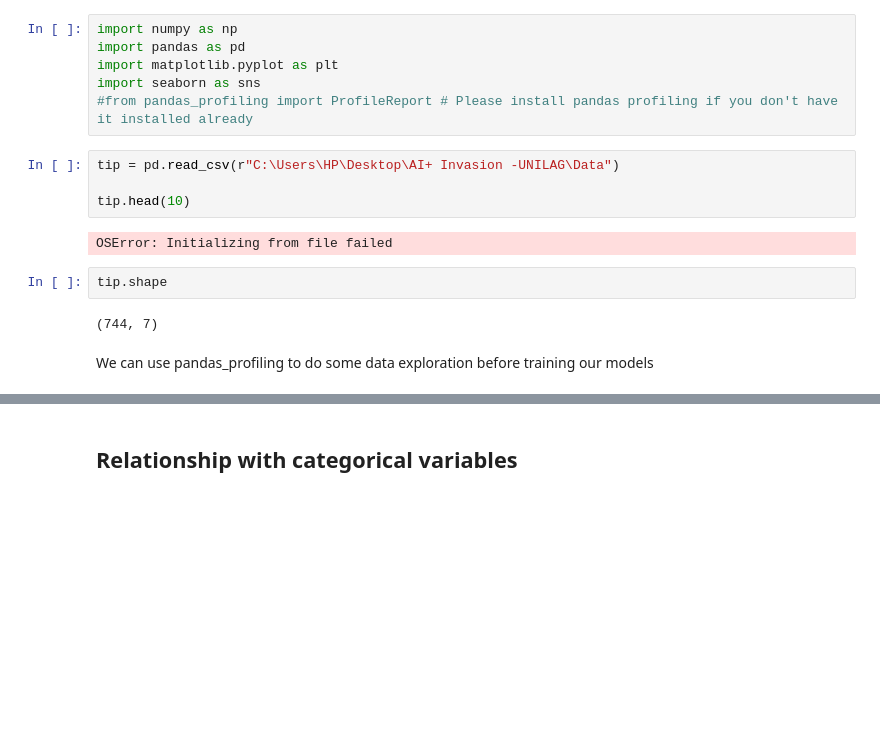
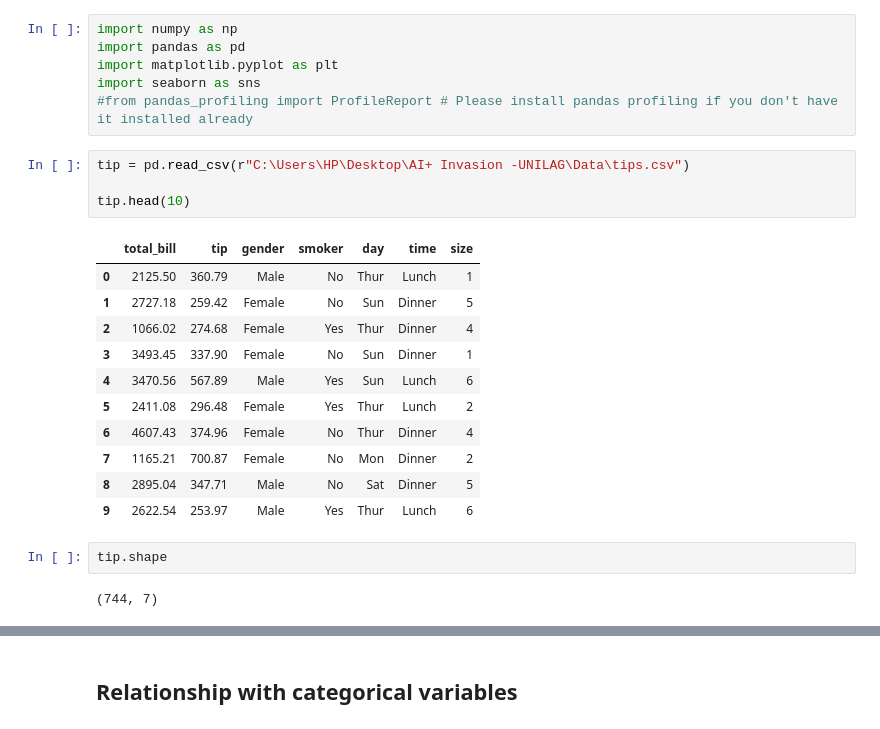
Before and after one commit to abideen305/AI-Invasion-UNILAG, a Jupyter notebook: Regression_task.ipynb, the cells around one changed output, grey strips where cells are left out. Saved outputs shown, nothing was run; the diff lists cells and outputs as text; blank space fills up the shorter version.

```diff
--- a/Regression_task.ipynb
+++ b/Regression_task.ipynb
@@ -61,14 +61,22 @@ import matplotlib.pyplot as plt
 import seaborn as sns
 #from pandas_profiling import ProfileReport # Please install pandas profiling if you don't have it installed already
 # %%
-tip = pd.read_csv(r"C:\Users\HP\Desktop\AI+ Invasion -UNILAG\Data")
+tip = pd.read_csv(r"C:\Users\HP\Desktop\AI+ Invasion -UNILAG\Data\tips.csv")
 
 tip.head(10)
 # %% [output]
-OSError: Initializing from file failed
+|  | total_bill | tip | gender | smoker | day | time | size |
+| 0 | 2125.50 | 360.79 | Male | No | Thur | Lunch | 1 |
+| 1 | 2727.18 | 259.42 | Female | No | Sun | Dinner | 5 |
+| 2 | 1066.02 | 274.68 | Female | Yes | Thur | Dinner | 4 |
+| 3 | 3493.45 | 337.90 | Female | No | Sun | Dinner | 1 |
+| 4 | 3470.56 | 567.89 | Male | Yes | Sun | Lunch | 6 |
+| 5 | 2411.08 | 296.48 | Female | Yes | Thur | Lunch | 2 |
+| 6 | 4607.43 | 374.96 | Female | No | Thur | Dinner | 4 |
+| 7 | 1165.21 | 700.87 | Female | No | Mon | Dinner | 2 |
+| 8 | 2895.04 | 347.71 | Male | No | Sat | Dinner | 5 |
+| 9 | 2622.54 | 253.97 | Male | Yes | Thur | Lunch | 6 |
 # %%
 tip.shape
 # %% [output]
 (744, 7)
-# %% [markdown]
-We can use pandas_profiling to do some data exploration before training our models
```
Also changed, not shown: parts of 13 cells of this notebook, 4 other files.
